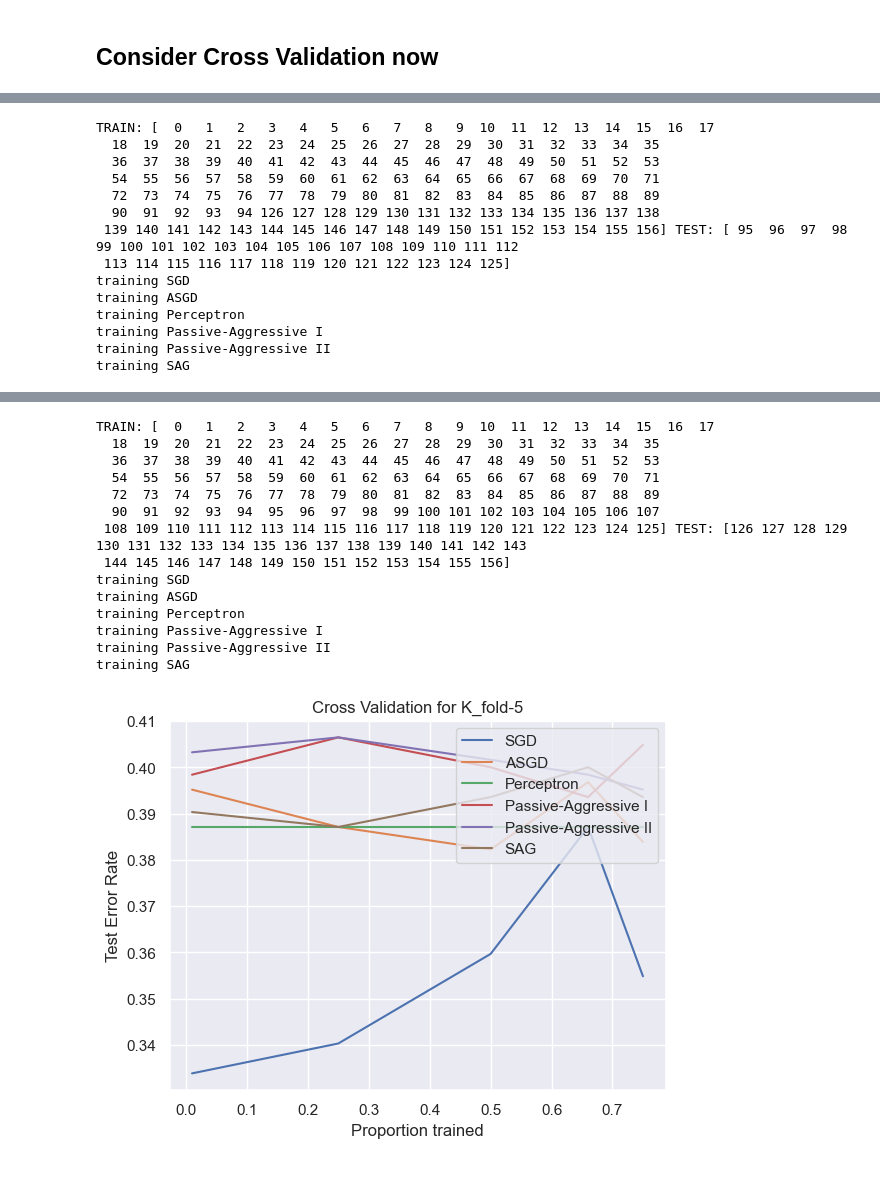
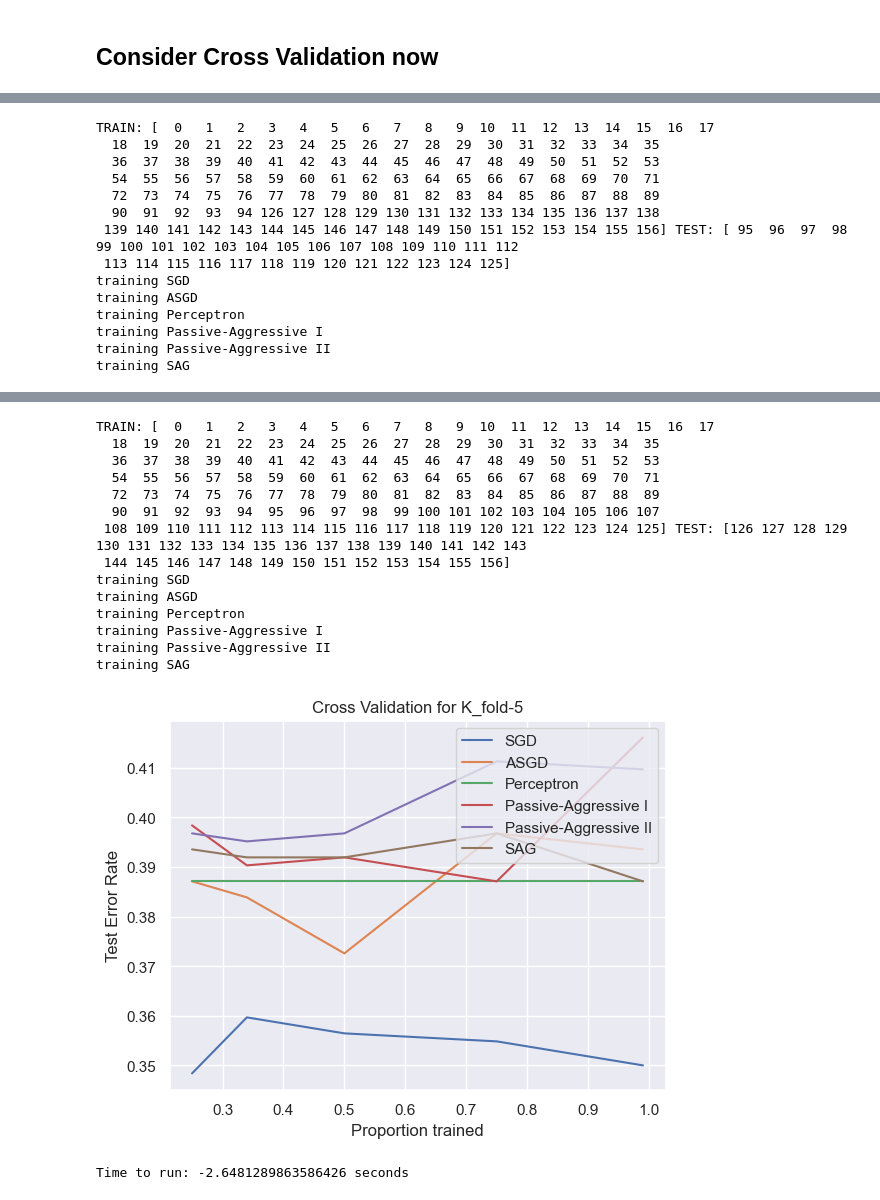
Before and after one commit to adomakor412/MSNT_Thesis_ML_CE, a Jupyter notebook: dfexp_prediction.ipynb, the cells around one changed output, grey strips where cells are left out. Drawn from its saved outputs; the diff is of its cells as text; code cells hidden in the pictures.

```diff
--- a/dfexp_prediction.ipynb
+++ b/dfexp_prediction.ipynb
@@ -353,7 +356,8 @@ xx = 1. - np.array(heldout)
 
 for name, clf in classifiers:
     print("training %s" % name)
-    rng = np.random.RandomState(42)
+    #rng = np.random.RandomState(42)
+    rng = 42
     yy = []
     for i in heldout:
         yy_ = []
@@ -372,6 +376,7 @@ plt.ylabel("Test Error Rate")
 plt.show()
 end = time.time()
 print(end-start, 'seconds')
+plt.savefig("Full_data_TestErrorRate_seed42")
 # %% [output]
 training SGD
 training ASGD
@@ -394,7 +396,7 @@ kf = KFold(n_splits=5)
 kf.get_n_splits(X)
 print(kf)
 
-xx = ['K_fold-1','K_fold-2','K_fold-3','K_fold-4','K_fold-5']
+kFolds = ['K_fold-1','K_fold-2','K_fold-3','K_fold-4','K_fold-5']
 rounds = 20
 count = 0
 for train_index, test_index in kf.split(X):
@@ -416,7 +418,8 @@ for train_index, test_index in kf.split(X):
 
      for name, clf in classifiers:
          print("training %s" % name)
-         rng = np.random.RandomState(42)
+         #rng = np.random.RandomState(42)
+         rng = 42
          yy = []
          for i in heldout:
              yy_ = []
@@ -426,18 +429,20 @@ for train_index, test_index in kf.split(X):
                  yy_.append(1 - np.mean(y_pred == np.array(y_test)))
              yy.append(np.mean(yy_))
              #plt.title(f"Cross Validation Test Error Rate: {i}% trained")
-         #plt.plot(xx, yy, label=name)
-         plt.plot(heldout, yy, label=name)
-     plt.title(f"Cross Validation for {xx[count]}")
+         plt.plot(xx, yy, label=name)
+         #plt.plot(heldout, yy, label=name)
+     plt.title(f"Cross Validation for {kFolds[count]}")
      plt.legend(loc="upper right")
      plt.xlabel("Proportion trained")#
      #plt.xlabel("Train-Test Index")
      plt.ylabel("Test Error Rate")
+     plt.savefig(f"{kFolds[count]}CrossValidation.png")
      plt.show()
      #plt.savefig(f"CrossValidationTestErrorRate_{i}_percent_trained.png")
-     #plt.savefig(f"CrossValidation_{xx[count]}.png")
+
      count+=1
 end = time.time()
+print(f"Time to run: {start-end} seconds")
 # %% [output]
 KFold(n_splits=5, random_state=None, shuffle=False)
 TRAIN: [ 32  33  34  35  36  37  38  39  40  41  42  43  44  45  46  47  48  49
@@ -503,15 +508,16 @@ training SAG
 TRAIN: [  0   1   2   3   4   5   6   7   8   9  10  11  12  13  14  15  16  17
   18  19  20  21  22  23  24  25  26  27  28  29  30  31  32  33  34  35
   36  37  38  39  40  41  42  43  44  45  46  47  48  49  50  51  52  53
   54  55  56  57  58  59  60  61  62  63  64  65  66  67  68  69  70  71
   72  73  74  75  76  77  78  79  80  81  82  83  84  85  86  87  88  89
   90  91  92  93  94  95  96  97  98  99 100 101 102 103 104 105 106 107
  108 109 110 111 112 113 114 115 116 117 118 119 120 121 122 123 124 125] TEST: [126 127 128 129 130 131 132 133 134 135 136 137 138 139 140 141 142 143
  144 145 146 147 148 149 150 151 152 153 154 155 156]
 training SGD
 training ASGD
 training Perceptron
 training Passive-Aggressive I
 training Passive-Aggressive II
 training SAG
-[figure, old version]
+[figure, new version]
+Time to run: -2.6481289863586426 seconds
```
Also changed, not shown: parts of 6 cells of this notebook.
